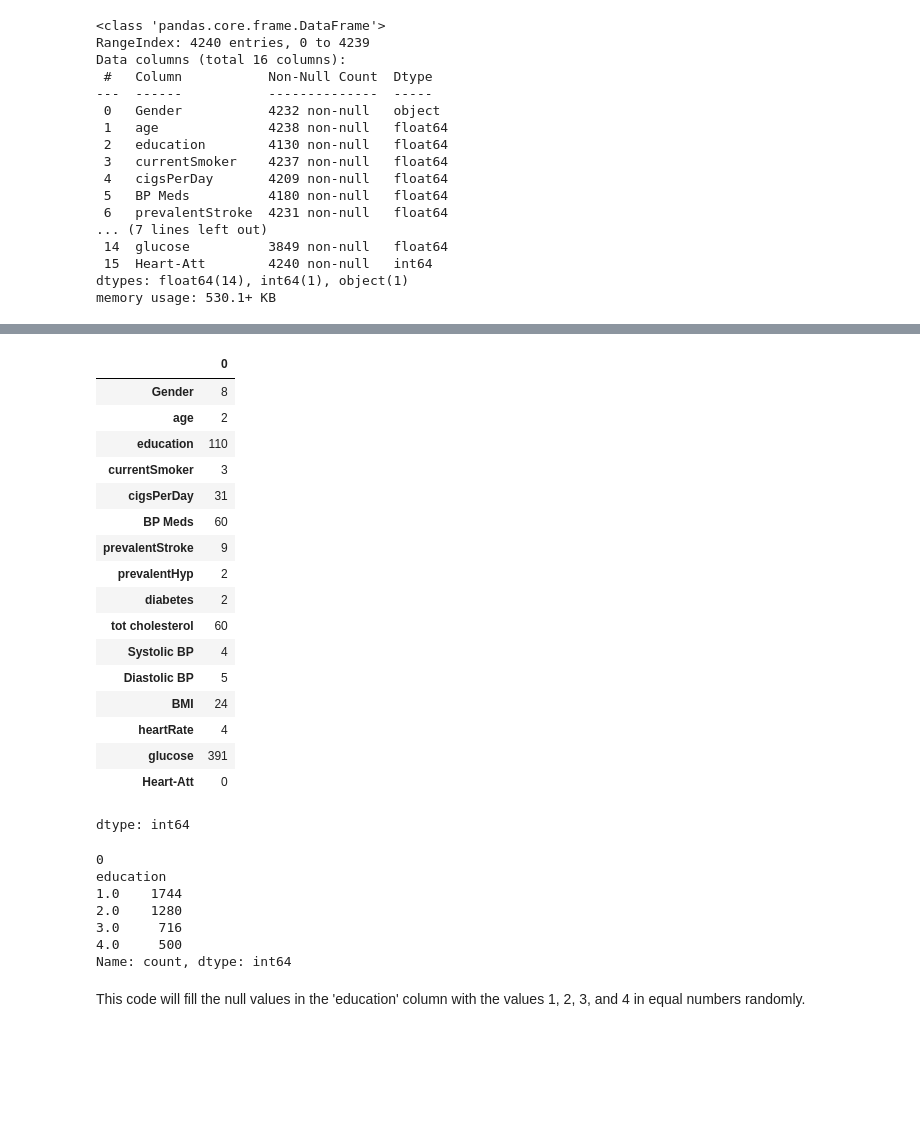
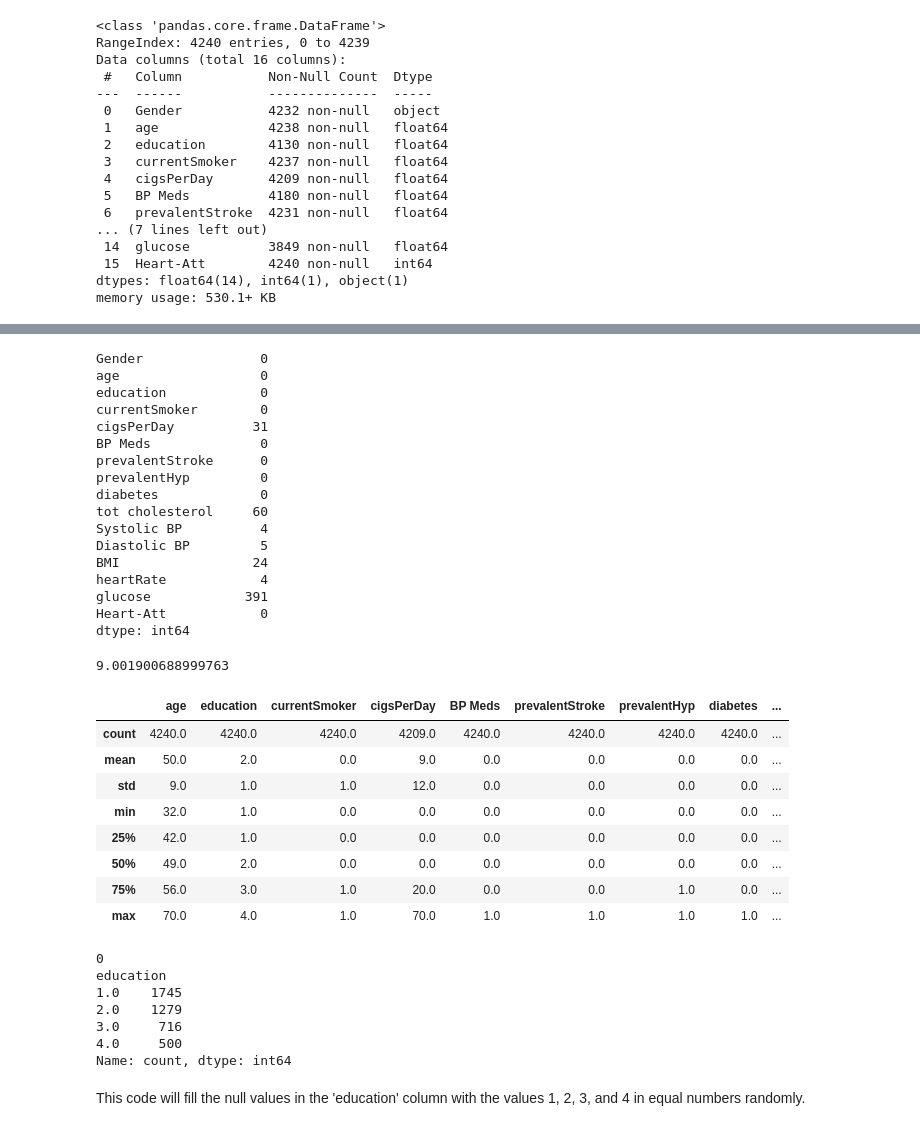
Before and after one commit to anirudhsardiwal/heart-attack-prediction-app, a Jupyter notebook: Heart-attack-prediction-model.ipynb, the cells around one changed output, grey strips where cells are left out. Saved outputs shown, nothing was run; the diff lists cells and outputs as text; code cells hidden in the pictures; blank space fills up the shorter version.

```diff
--- a/Heart-attack-prediction-model.ipynb
+++ b/Heart-attack-prediction-model.ipynb
@@ -19,5 +11,5 @@ Resolving deltas: 100% (2/2), done.
 # %%
-df = pd.read_csv('/content/heart-attack-prediction-app/US_Heart_Patients.csv')
+df = pd.read_csv('US_Heart_Patients.csv')
 # %%
 df.head()
 # %% [output]
@@ -50,24 +44,45 @@ memory usage: 530.1+ KB
 # %%
 df.isnull().sum()
 # %% [output]
-|  | 0 |
-| Gender | 8 |
-| age | 2 |
-| education | 110 |
-| currentSmoker | 3 |
-| cigsPerDay | 31 |
-| BP Meds | 60 |
-| prevalentStroke | 9 |
-| prevalentHyp | 2 |
-| diabetes | 2 |
-| tot cholesterol | 60 |
-| Systolic BP | 4 |
-| Diastolic BP | 5 |
-| BMI | 24 |
-| heartRate | 4 |
-| glucose | 391 |
-| Heart-Att | 0 |
+Gender               0
+age                  0
+education            0
+currentSmoker        0
+cigsPerDay          31
+BP Meds              0
+prevalentStroke      0
+prevalentHyp         0
+diabetes             0
+tot cholesterol     60
+Systolic BP          4
+Diastolic BP         5
+BMI                 24
+heartRate            4
+glucose            391
+Heart-Att            0
 dtype: int64
+# %%
+df['age'].fillna(df['age'].mean(), inplace=True)
+# %%
+df['Gender'].fillna(df['Gender'].mode()[0], inplace=True)
+# %%
+df['cigsPerDay'].fillna(df['cigsPerDay'].mean(), inplace=True)
+# %%
+df['cigsPerDay'].mean()
+# %% [output]
+9.001900688999763
+# %%
+df.describe().round()
+# %% [output]
+|  | age | education | currentSmoker | cigsPerDay | BP Meds | prevalentStroke | prevalentHyp | diabetes | ... |
+| count | 4240.0 | 4240.0 | 4240.0 | 4209.0 | 4240.0 | 4240.0 | 4240.0 | 4240.0 | ... |
+| mean | 50.0 | 2.0 | 0.0 | 9.0 | 0.0 | 0.0 | 0.0 | 0.0 | ... |
+| std | 9.0 | 1.0 | 1.0 | 12.0 | 0.0 | 0.0 | 0.0 | 0.0 | ... |
+| min | 32.0 | 1.0 | 0.0 | 0.0 | 0.0 | 0.0 | 0.0 | 0.0 | ... |
+| 25% | 42.0 | 1.0 | 0.0 | 0.0 | 0.0 | 0.0 | 0.0 | 0.0 | ... |
+| 50% | 49.0 | 2.0 | 0.0 | 0.0 | 0.0 | 0.0 | 0.0 | 0.0 | ... |
+| 75% | 56.0 | 3.0 | 1.0 | 20.0 | 0.0 | 0.0 | 1.0 | 0.0 | ... |
+| max | 70.0 | 4.0 | 1.0 | 70.0 | 1.0 | 1.0 | 1.0 | 1.0 | ... |
 # %%
 binary_cols = ['currentSmoker', 'BP Meds', 'prevalentStroke', 'prevalentHyp', 'diabetes']
 # %%
@@ -99,8 +114,8 @@ print(df['education'].value_counts())
 # %% [output]
 0
 education
-1.0    1744
-2.0    1280
+1.0    1745
+2.0    1279
 3.0     716
 4.0     500
 Name: count, dtype: int64
```
Also changed, not shown: parts of 8 cells of this notebook, 1 other file.
